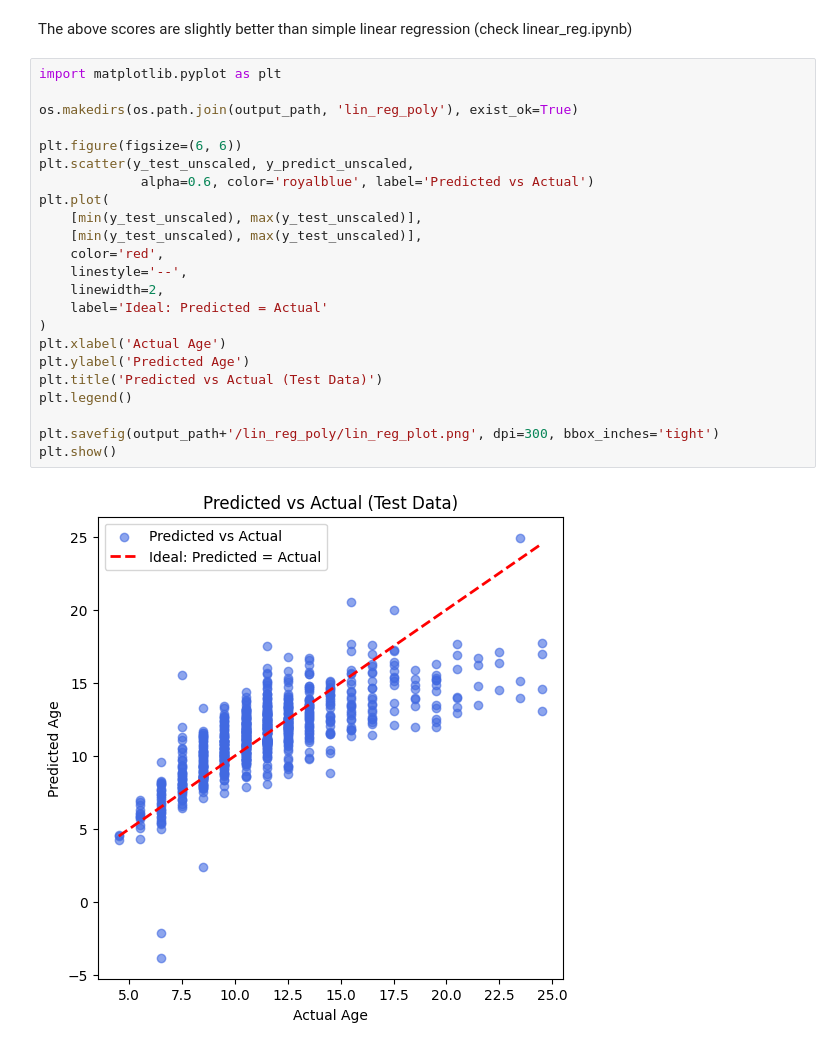
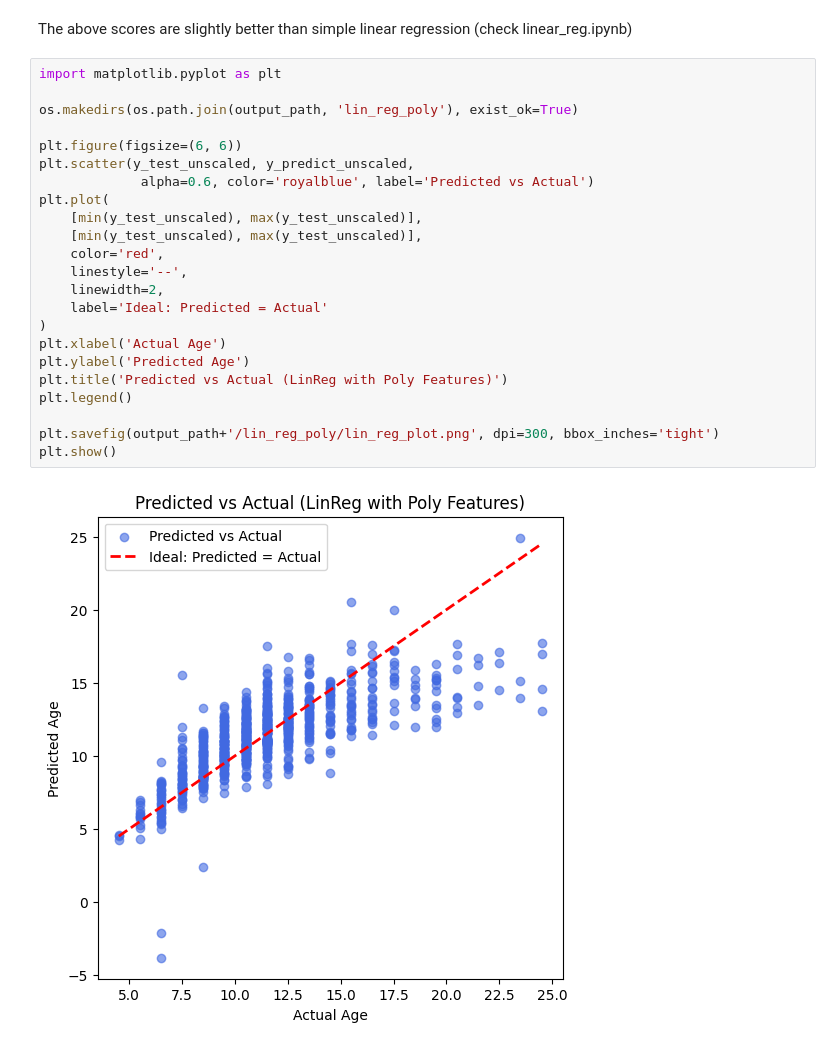
Before and after one commit to nayash/deep-cross-nn-demo, a Jupyter notebook: src/linear_reg_poly.ipynb, the cells around one changed output. Saved outputs shown, nothing was run; the diff lists cells and outputs as text.

```diff
--- a/src/linear_reg_poly.ipynb
+++ b/src/linear_reg_poly.ipynb
@@ -141,25 +141,25 @@ The above scores are slightly better than simple linear regression (check linear
 # %%
 import matplotlib.pyplot as plt
 
 os.makedirs(os.path.join(output_path, 'lin_reg_poly'), exist_ok=True)
 
 plt.figure(figsize=(6, 6))
 plt.scatter(y_test_unscaled, y_predict_unscaled,
              alpha=0.6, color='royalblue', label='Predicted vs Actual')
 plt.plot(
     [min(y_test_unscaled), max(y_test_unscaled)],
     [min(y_test_unscaled), max(y_test_unscaled)],
     color='red',
     linestyle='--',
     linewidth=2,
     label='Ideal: Predicted = Actual'
 )
 plt.xlabel('Actual Age')
 plt.ylabel('Predicted Age')
-plt.title('Predicted vs Actual (Test Data)')
+plt.title('Predicted vs Actual (LinReg with Poly Features)')
 plt.legend()
 
 plt.savefig(output_path+'/lin_reg_poly/lin_reg_plot.png', dpi=300, bbox_inches='tight')
 plt.show()
 # %% [output]
-[figure, old version]
+[figure, new version]
```
Also changed, not shown: parts of 1 cell of this notebook, 12 other files.
